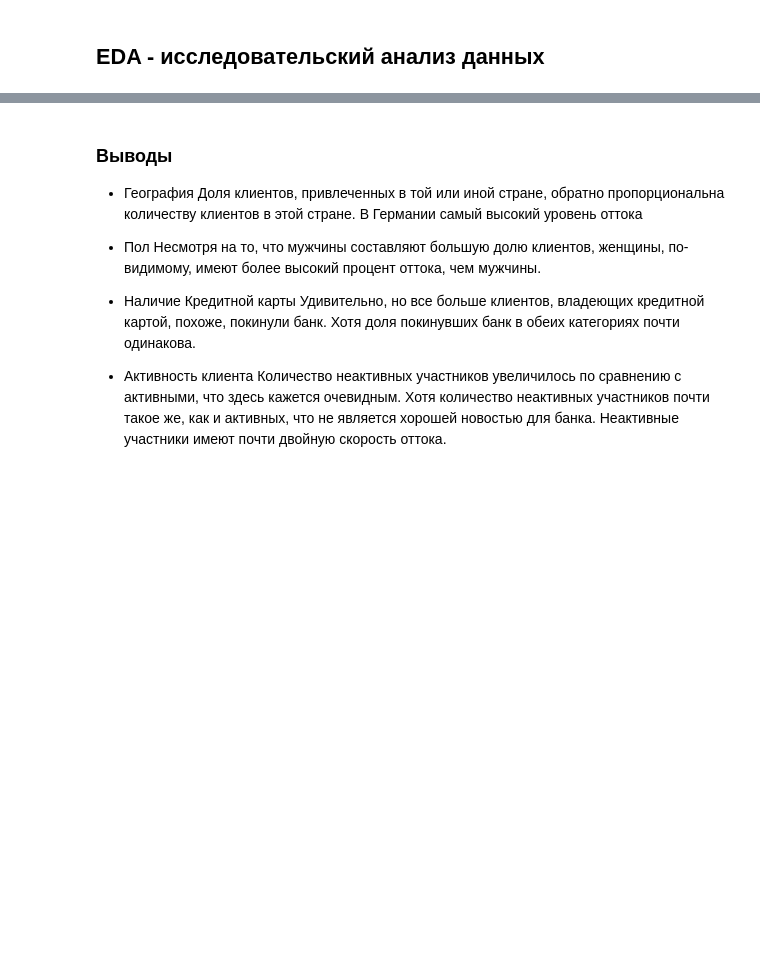
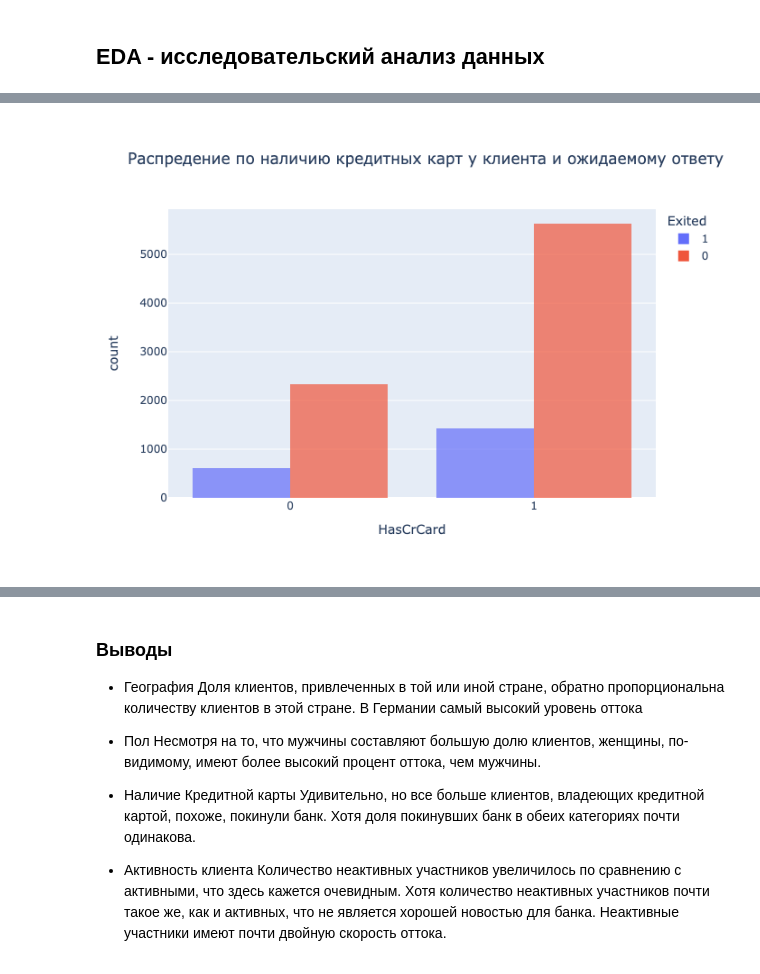
Before and after one commit to tsoiadelina/finalCorseWork2, a Jupyter notebook: CourseWork.ipynb, the cells around one changed output, grey strips where cells are left out. Saved outputs shown, nothing was run; the diff lists cells and outputs as text; code cells hidden in the pictures; blank space fills up the shorter version.

```diff
--- a/CourseWork.ipynb
+++ b/CourseWork.ipynb
@@ -80,10 +143,13 @@ px.histogram(
 # %%
-px.histogram(
+h = px.histogram(
     df,
     x='HasCrCard',
     title='Распредение по наличию кредитных карт у клиента и ожидаемому ответу',
     color='Exited',
     opacity=0.7,
     barmode='group',
 )
+h.show(renderer='png')
+# %% [output]
+[figure, added]
 # %%
```
Also changed, not shown: parts of 12 cells of this notebook.
